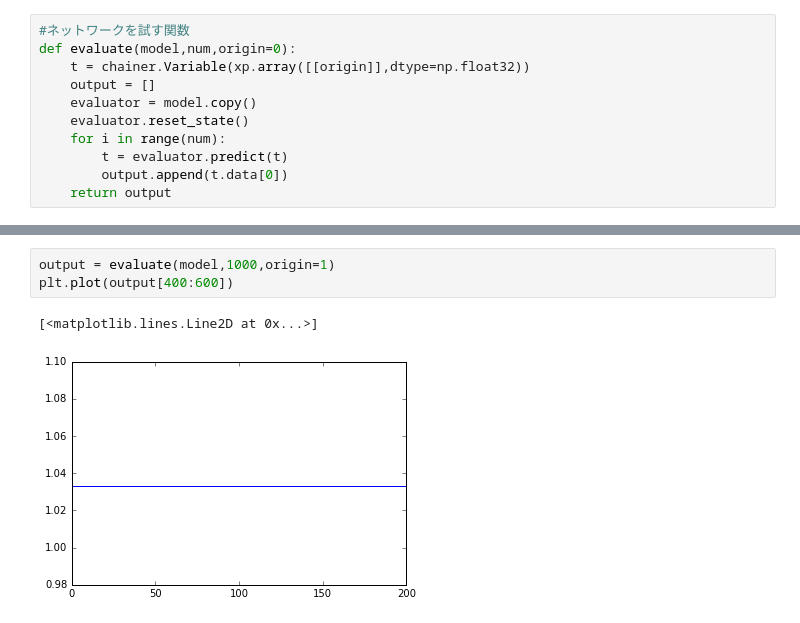
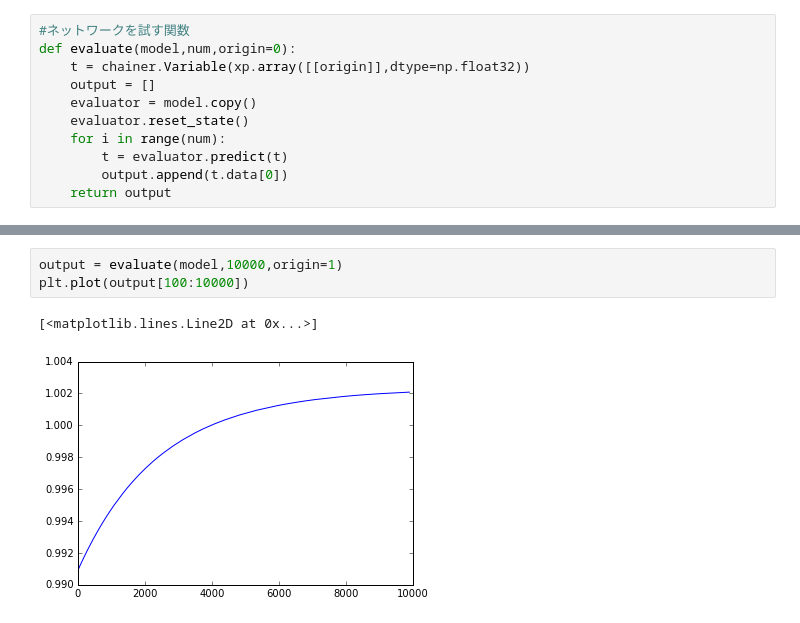
Before and after one commit to haretaro/ichiyo, a Jupyter notebook: net/train.ipynb, the cells around one changed output, grey strips where cells are left out. Drawn from its saved outputs; the diff is of its cells as text.

```diff
--- a/net/train.ipynb
+++ b/net/train.ipynb
@@ -99,6 +106,6 @@ plt.plot(loss[:])
 # %%
-output = evaluate(model,1000,origin=1)
-plt.plot(output[400:600])
+output = evaluate(model,10000,origin=1)
+plt.plot(output[100:10000])
 # %% [output]
 [<matplotlib.lines.Line2D at 0x...>]
-[figure, old version]
+[figure, new version]
```
Also changed, not shown: parts of 5 cells of this notebook.
